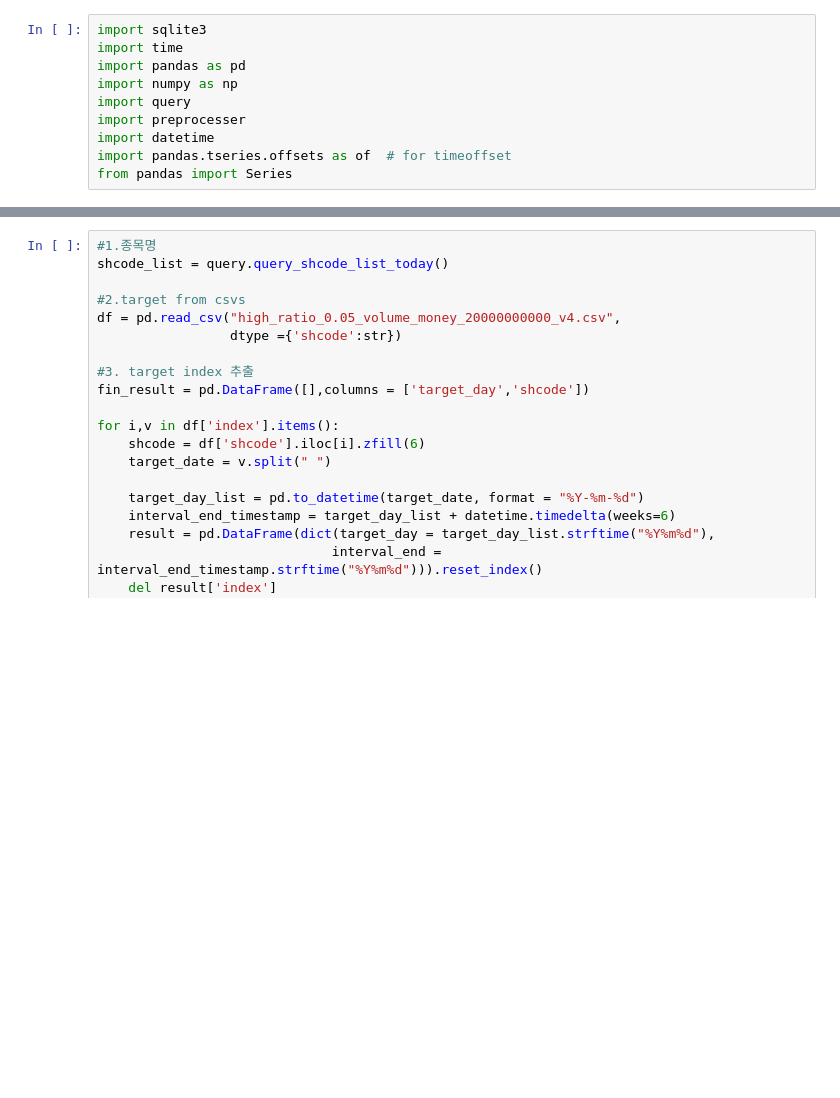
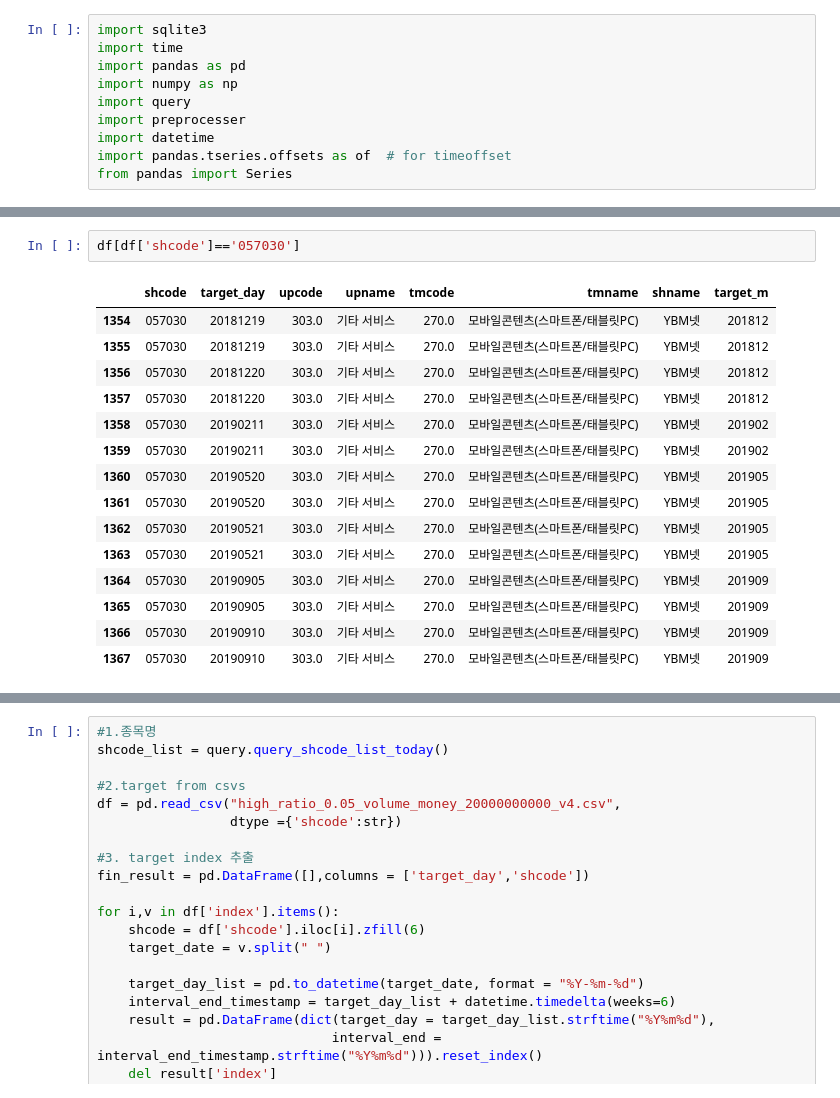
Before and after one commit to KIMJUNYOUNG0125/Strategy, a Jupyter notebook: 01-3.find_triger_uptm_anal.ipynb, the cells around one changed output, grey strips where cells are left out. Cells and saved outputs as stored; diff of their text form; blank space fills up the shorter version.

```diff
--- a/01-3.find_triger_uptm_anal.ipynb
+++ b/01-3.find_triger_uptm_anal.ipynb
@@ -47,0 +123,18 @@ df = pd.merge(df, shcode_list, how = 'left', on = ['shcode'])
+# %%
+df[df['shcode']=='057030']
+# %% [output]
+|  | shcode | target_day | upcode | upname | tmcode | tmname | shname | target_m |
+| 1354 | 057030 | 20181219 | 303.0 | 기타 서비스 | 270.0 | 모바일콘텐츠(스마트폰/태블릿PC) | YBM넷 | 201812 |
+| 1355 | 057030 | 20181219 | 303.0 | 기타 서비스 | 270.0 | 모바일콘텐츠(스마트폰/태블릿PC) | YBM넷 | 201812 |
+| 1356 | 057030 | 20181220 | 303.0 | 기타 서비스 | 270.0 | 모바일콘텐츠(스마트폰/태블릿PC) | YBM넷 | 201812 |
+| 1357 | 057030 | 20181220 | 303.0 | 기타 서비스 | 270.0 | 모바일콘텐츠(스마트폰/태블릿PC) | YBM넷 | 201812 |
+| 1358 | 057030 | 20190211 | 303.0 | 기타 서비스 | 270.0 | 모바일콘텐츠(스마트폰/태블릿PC) | YBM넷 | 201902 |
+| 1359 | 057030 | 20190211 | 303.0 | 기타 서비스 | 270.0 | 모바일콘텐츠(스마트폰/태블릿PC) | YBM넷 | 201902 |
+| 1360 | 057030 | 20190520 | 303.0 | 기타 서비스 | 270.0 | 모바일콘텐츠(스마트폰/태블릿PC) | YBM넷 | 201905 |
+| 1361 | 057030 | 20190520 | 303.0 | 기타 서비스 | 270.0 | 모바일콘텐츠(스마트폰/태블릿PC) | YBM넷 | 201905 |
+| 1362 | 057030 | 20190521 | 303.0 | 기타 서비스 | 270.0 | 모바일콘텐츠(스마트폰/태블릿PC) | YBM넷 | 201905 |
+| 1363 | 057030 | 20190521 | 303.0 | 기타 서비스 | 270.0 | 모바일콘텐츠(스마트폰/태블릿PC) | YBM넷 | 201905 |
+| 1364 | 057030 | 20190905 | 303.0 | 기타 서비스 | 270.0 | 모바일콘텐츠(스마트폰/태블릿PC) | YBM넷 | 201909 |
+| 1365 | 057030 | 20190905 | 303.0 | 기타 서비스 | 270.0 | 모바일콘텐츠(스마트폰/태블릿PC) | YBM넷 | 201909 |
+| 1366 | 057030 | 20190910 | 303.0 | 기타 서비스 | 270.0 | 모바일콘텐츠(스마트폰/태블릿PC) | YBM넷 | 201909 |
+| 1367 | 057030 | 20190910 | 303.0 | 기타 서비스 | 270.0 | 모바일콘텐츠(스마트폰/태블릿PC) | YBM넷 | 201909 |
```
Also changed, not shown: parts of 30 cells of this notebook, 5 other files.
